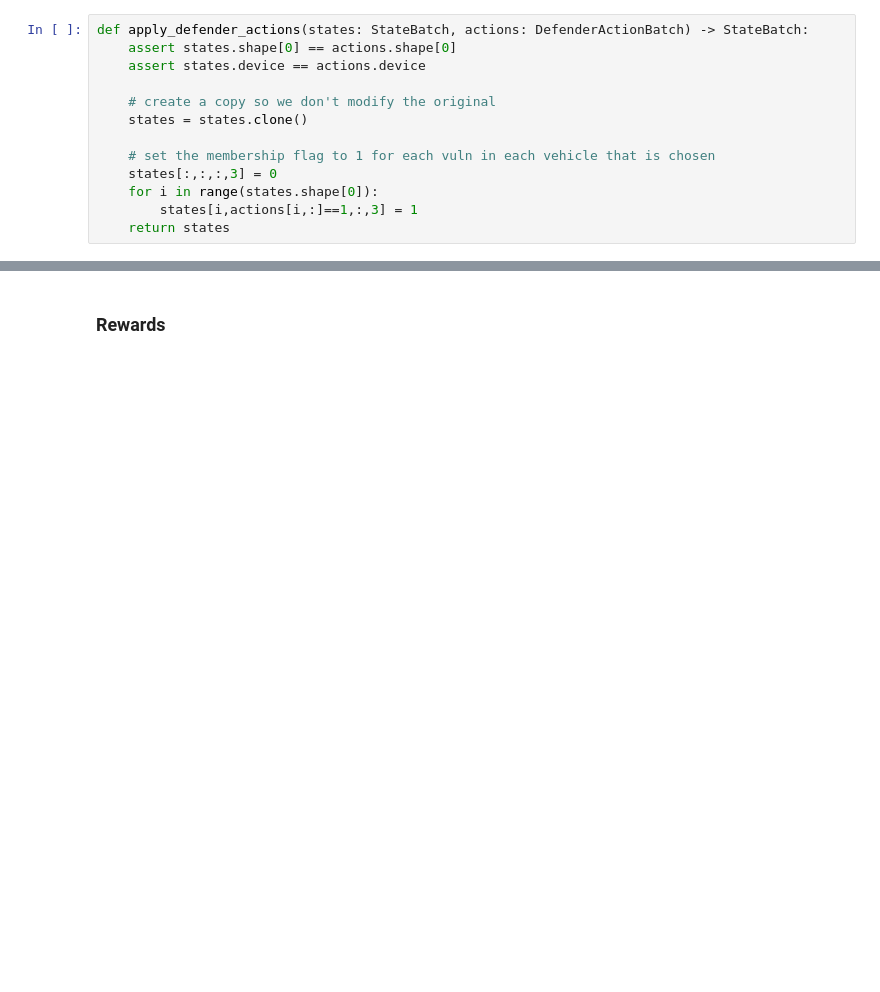
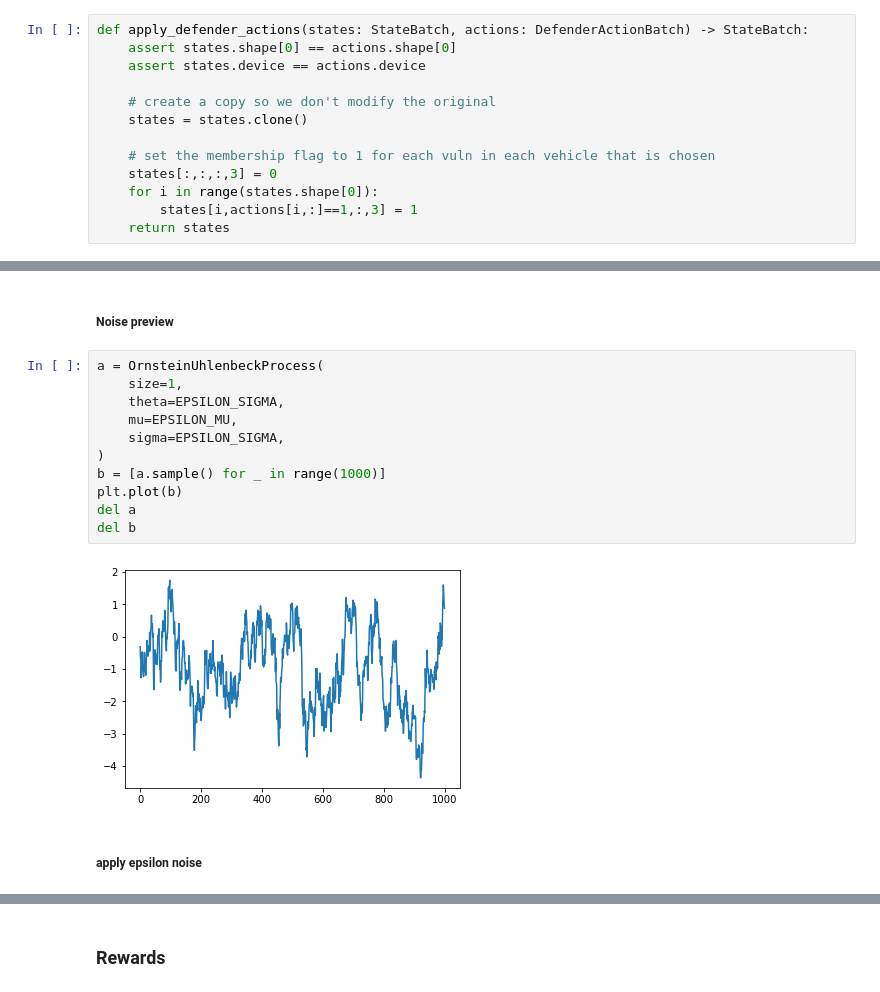
Before and after one commit to TeamDman/Vehicular-Game-Theory, a Jupyter notebook: platoongame/rage.ipynb, the cells around one changed output, grey strips where cells are left out. Drawn from its saved outputs; the diff is of its cells as text; blank space fills up the shorter version.

```diff
--- a/platoongame/rage.ipynb
+++ b/platoongame/rage.ipynb
@@ -156,0 +222,17 @@ def apply_defender_actions(states: StateBatch, actions: DefenderActionBatch) ->
+# %% [markdown]
+##### Noise preview
+# %%
+a = OrnsteinUhlenbeckProcess(
+    size=1,
+    theta=EPSILON_SIGMA,
+    mu=EPSILON_MU,
+    sigma=EPSILON_SIGMA,
+)
+b = [a.sample() for _ in range(1000)]
+plt.plot(b)
+del a
+del b
+# %% [output]
+[figure, added]
+# %% [markdown]
+##### apply epsilon noise
```
Also changed, not shown: parts of 31 cells of this notebook.
